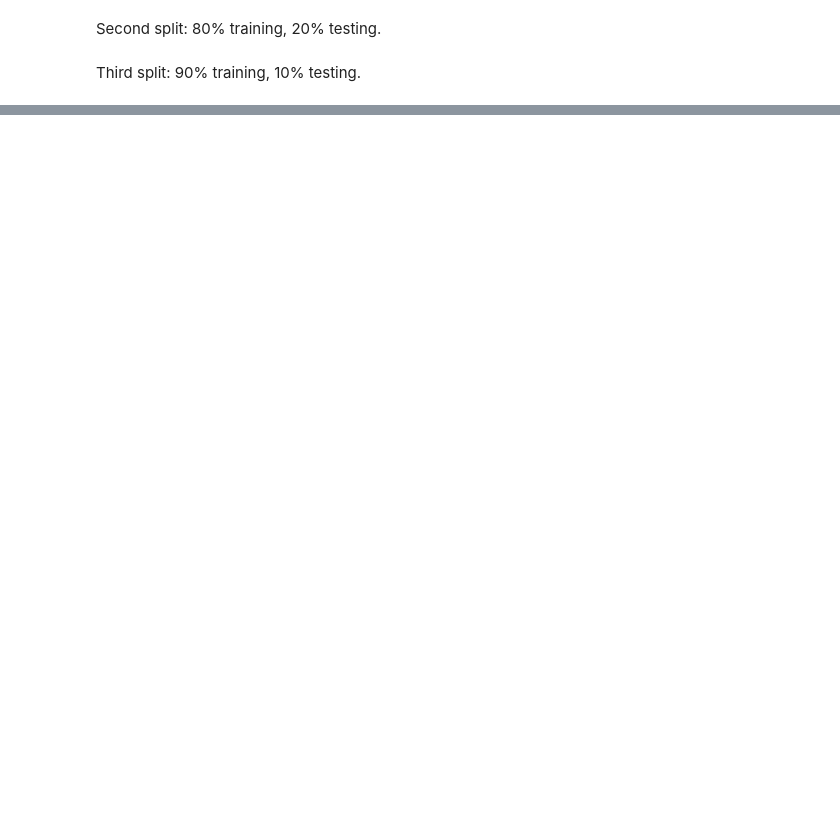
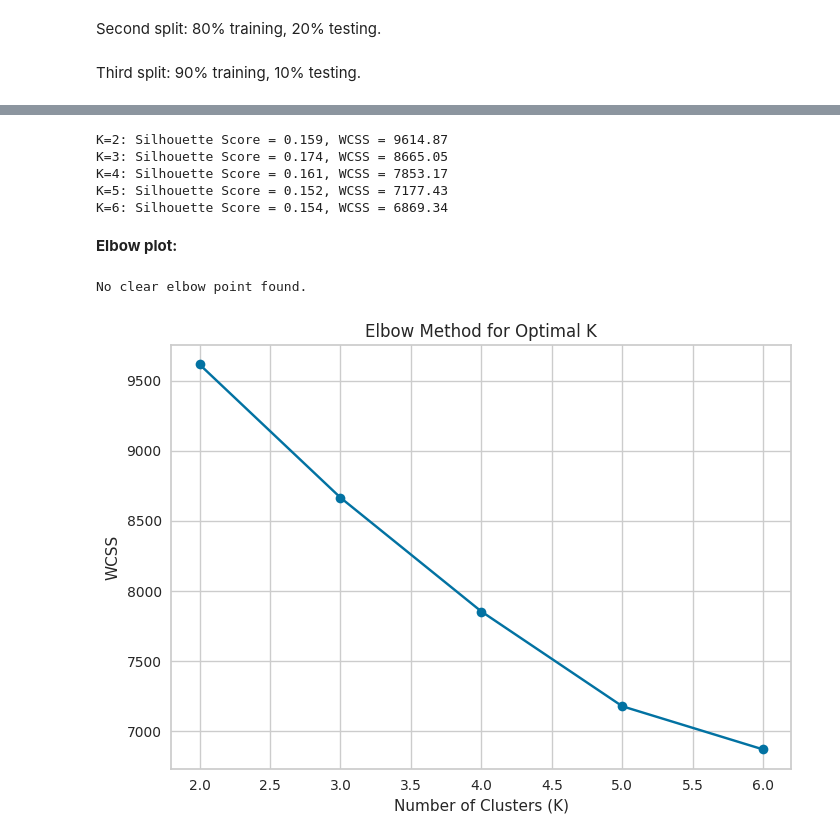
Before and after one commit to falwa-alkhalifah/Mining-project, a Jupyter notebook: Phase3.ipynb, the cells around one changed output, grey strips where cells are left out. Saved outputs shown, nothing was run; the diff lists cells and outputs as text; code cells hidden in the pictures; blank space fills up the shorter version.

```diff
--- a/Phase3.ipynb
+++ b/Phase3.ipynb
@@ -185,0 +190,6 @@ weighted avg       0.96      0.96      0.96       100
+# %%
+from sklearn.preprocessing import StandardScaler
+X = df.drop(columns=['ID', 'No_Pation', 'CLASS'])
+scaler = StandardScaler()
+X_scaled = scaler.fit_transform(X)
+print(df.head())
@@ -185,0 +212,48 @@ weighted avg       0.96      0.96      0.96       100
+# %%
+from sklearn.cluster import KMeans
+from sklearn.metrics import silhouette_score
+import matplotlib.pyplot as plt
+
+wcss = []
+silhouette_scores = []
+K_values = [2,3,4,5,6]
+
+for k in K_values:
+    kmeans = KMeans(n_clusters=k, random_state=42)
+    cluster_labels = kmeans.fit_predict(X_scaled)
+    kmeans.fit(X_scaled)
+    wcss.append(kmeans.inertia_)
+    silhouette_scores.append(silhouette_score(X_scaled, kmeans.labels_))
+
+for k, sil, w in zip(K_values, silhouette_scores, wcss):
+    print(f"K={k}: Silhouette Score = {sil:.3f}, WCSS = {w:.2f}")
+# %% [output]
+K=2: Silhouette Score = 0.159, WCSS = 9614.87
+K=3: Silhouette Score = 0.174, WCSS = 8665.05
+K=4: Silhouette Score = 0.161, WCSS = 7853.17
+K=5: Silhouette Score = 0.152, WCSS = 7177.43
+K=6: Silhouette Score = 0.154, WCSS = 6869.34
+# %% [markdown]
+**Elbow plot:**
+# %%
+
+from kneed import KneeLocator
+
+knee = KneeLocator(K_values, wcss, curve='convex', direction='decreasing')
+turning_point = knee.elbow
+
+plt.plot(K_values, wcss, marker='o')
+plt.xlabel('Number of Clusters (K)')
+plt.ylabel('WCSS')
+plt.title('Elbow Method for Optimal K')
+
+if turning_point is not None:
+    plt.axvline(x=turning_point, linestyle='--', color='red', label=f'Chosen k = {turning_point}')
+    plt.legend()
+else:
+    print("No clear elbow point found.")
+
+plt.show()
+# %% [output]
+No clear elbow point found.
+[figure, added]
```
Also changed, not shown: parts of 17 cells of this notebook, 6 other files.
